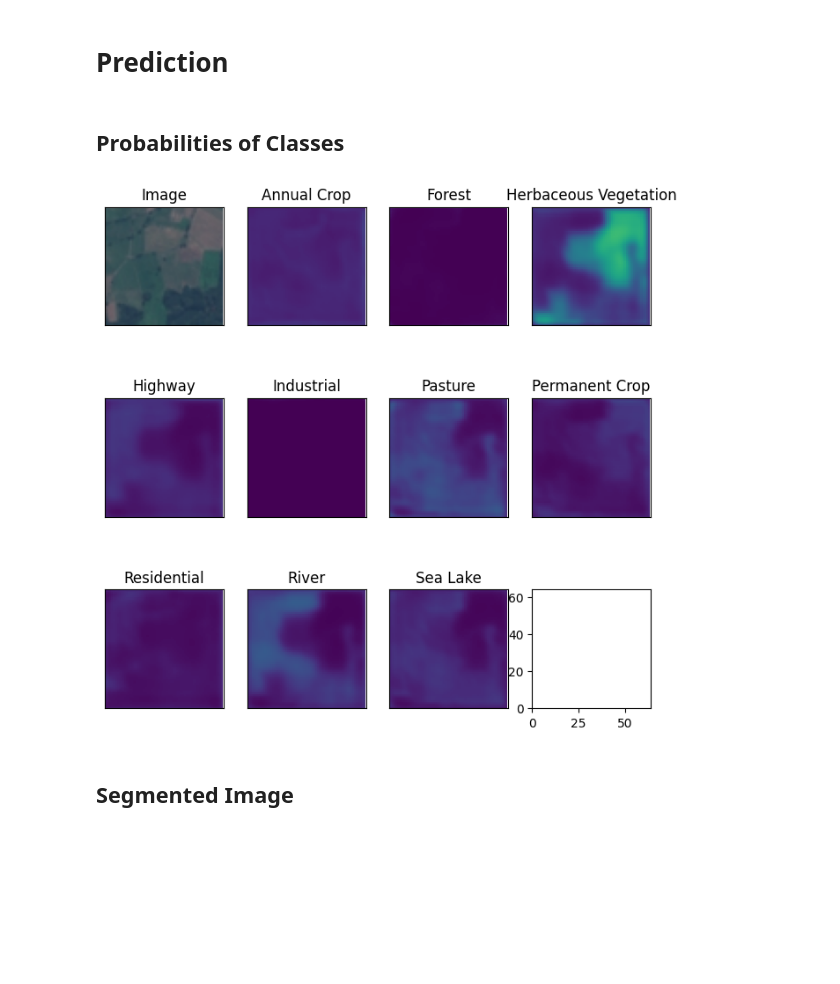
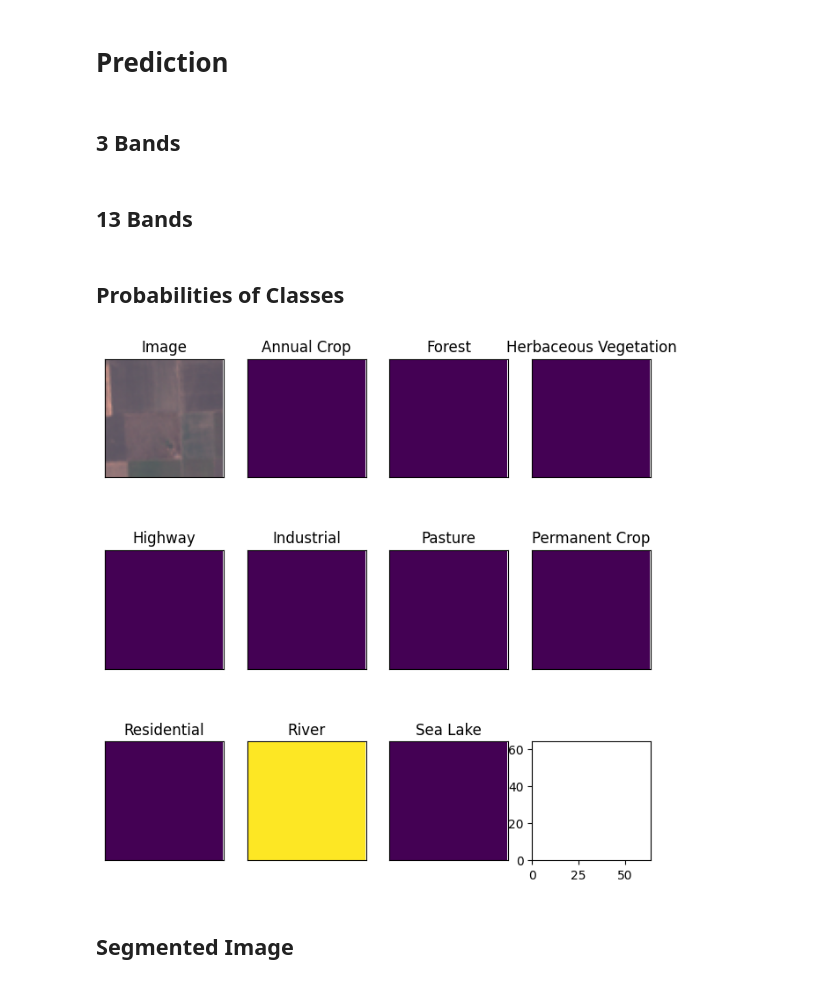
Before and after one commit to luandknguyen/cs450_euro_sat, a Jupyter notebook: ModelAnalysis.ipynb, the cells around one changed output. Saved outputs shown, nothing was run; the diff lists cells and outputs as text; code cells hidden in the pictures; blank space fills up the shorter version.

```diff
--- a/ModelAnalysis.ipynb
+++ b/ModelAnalysis.ipynb
@@ -17,0 +22,3 @@ unet.load_state_dict(torch.load("outputs/unet_state.pt")["model_state_dict"])
+# %%
+unet13 = models.UNet(input_channels=13, n_classes=10, hidden_channels=[8, 12, 16, 20])
+unet13.load_state_dict(torch.load("outputs/unet13_state.pt")["model_state_dict"])
@@ -26,0 +40,3 @@ pyplot.imshow(img)
+# %%
+img = torch.load("dataset13_pt/AnnualCrop/AnnualCrop_1.pt")
+pyplot.imshow(numpy.clip(img[[3, 2, 1]].transpose((1, 2, 0)) / 2750, 0., 1.))
@@ -27,44 +46,53 @@ pyplot.imshow(img)
 # %% [markdown]
 # Prediction
+# %% [markdown]
+## 3 Bands
 # %%
 data = numpy.array(img.getdata()).reshape((size[0], size[1], 3)) / 255
 inputs = torch.Tensor(data.transpose((2, 0, 1)).reshape((1, 3, 64, 64)))
 y = unet(inputs)
 pred = y.detach().numpy()[0]
+# %% [markdown]
+## 13 Bands
+# %%
+data = img / 3500
+inputs = torch.Tensor(img).reshape((1, 13, 64, 64))
+y = unet13(inputs)
+pred = y.detach().numpy()[0]
 # %% [markdown]
 ## Probabilities of Classes
 # %%
 classes = {
     0: "Annual Crop",
     1: "Forest",
     2: "Herbaceous Vegetation",
     3: "Highway",
     4: "Industrial",
     5: "Pasture",
     6: "Permanent Crop",
     7: "Residential",
     8: "River",
     9: "Sea Lake",
 }
 
 fig, axs = pyplot.subplots(3, 4, squeeze=False, figsize=(8, 8), subplot_kw={"xlim": (0, 64), "ylim": (0, 64), "aspect": "equal"})
 
-axs[0, 0].imshow(img)
+axs[0, 0].imshow(numpy.clip(img[[3, 2, 1]].transpose((1, 2, 0)) / 2750, 0., 1.))
 axs[0, 0].set_title("Image")
 axs[0, 0].set_xticks([])
 axs[0, 0].set_yticks([])
 
 for i in range(10):
     ax = axs[(i + 1) // 4, (i + 1) % 4]
     segmented = pred[i]
     ax.matshow(segmented.transpose(), vmin=0, vmax=1)
     ax.set_title(classes[i])  # Add title for each subplot
     ax.set_xticks([])
     ax.set_yticks([])
 
 pyplot.show()
 # %% [output]
-[figure, old version]
+[figure, new version]
 # %% [markdown]
 ## Segmented Image
 # %%
```
Also changed, not shown: parts of 8 cells of this notebook.
